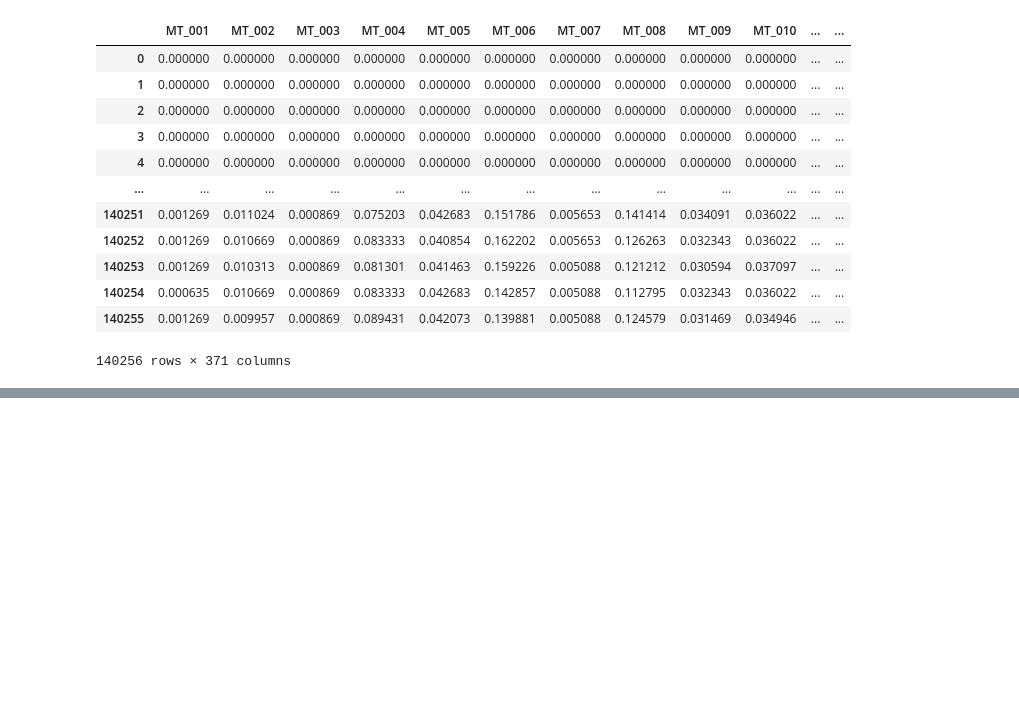
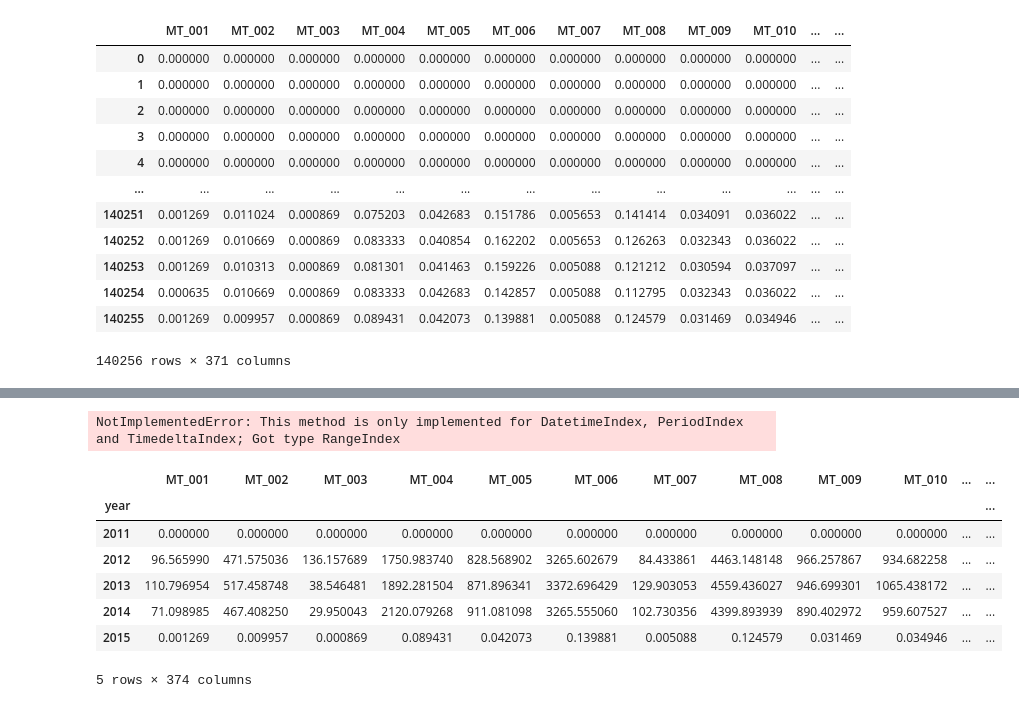
Before and after one commit to Vapss/Analisis-de-series-de-tiempo, a Jupyter notebook: Practica 1/Practica1-Real.ipynb, the cells around one changed output, grey strips where cells are left out. Cells and saved outputs as stored; diff of their text form; code cells hidden in the pictures; blank space fills up the shorter version.

```diff
--- a/Practica 1/Practica1-Real.ipynb
+++ b/Practica 1/Practica1-Real.ipynb
@@ -29,7 +29,7 @@ with zipfile.ZipFile('LD2011_2014.txt.zip', 'r') as zip_ref:
 # %% [markdown]
 ## Creamos el dataframe con pandas
 # %%
-dataset = pd.read_table("Practica 1\LD2011_2014.txt", sep =";")
+dataset = pd.read_table("LD2011_2014.txt", sep =";")
 # %% [markdown]
 ## Revisamos el dataset
 # %%
@@ -125,3 +125,25 @@ data
 | 140254 | 0.000635 | 0.010669 | 0.000869 | 0.083333 | 0.042683 | 0.142857 | 0.005088 | 0.112795 | 0.032343 | 0.036022 | ... | ... |
 | 140255 | 0.001269 | 0.009957 | 0.000869 | 0.089431 | 0.042073 | 0.139881 | 0.005088 | 0.124579 | 0.031469 | 0.034946 | ... | ... |
 140256 rows × 371 columns
+# %%
+# Función para extraer el mes, la fecha, el día de la semana y la hora de la columna de tiempo + inserta el año
+
+def get_year_from_time(x):
+    time_date = dt.strptime(x, "%Y-%m-%d %H:%M:%S")
+    return time_date.year
+
+def get_month_from_time(x):
+    time_date = dt.strptime(x, "%Y-%m-%d %H:%M:%S")
+    return time_date.month
+
+def get_day_from_time(x):
+    time_date = dt.strptime(x, "%Y-%m-%d %H:%M:%S")
+    return time_date.day
+
+def get_weekday_from_time(x):
+    time_date = dt.strptime(x, "%Y-%m-%d %H:%M:%S")
+    return time_date.weekday()
+
+def get_hour_from_time(x):
+    time_date = dt.strptime(x, "%Y-%m-%d %H:%M:%S")
+    return time_date.hour
@@ -127,0 +185,20 @@ data
+# %%
+# Resumen por horas
+data2 = pd.DataFrame([0], index = [data.index.shift()[0]])
+#data2.append(data).groupby(pd.Grouper(freq = "1H")).aggregate(np.sum)[1:]
+# %% [output]
+NotImplementedError: This method is only implemented for DatetimeIndex, PeriodIndex and TimedeltaIndex; Got type RangeIndex
+# %%
+# Calcule el total para cada año y determine la fecha de inicio de los datos
+
+data_groupby = data.groupby("year").sum()
+data_groupby
+# %% [output]
+|  | MT_001 | MT_002 | MT_003 | MT_004 | MT_005 | MT_006 | MT_007 | MT_008 | MT_009 | MT_010 | ... | ... |
+| year |  |  |  |  |  |  |  |  |  |  |  | ... |
+| 2011 | 0.000000 | 0.000000 | 0.000000 | 0.000000 | 0.000000 | 0.000000 | 0.000000 | 0.000000 | 0.000000 | 0.000000 | ... | ... |
+| 2012 | 96.565990 | 471.575036 | 136.157689 | 1750.983740 | 828.568902 | 3265.602679 | 84.433861 | 4463.148148 | 966.257867 | 934.682258 | ... | ... |
+| 2013 | 110.796954 | 517.458748 | 38.546481 | 1892.281504 | 871.896341 | 3372.696429 | 129.903053 | 4559.436027 | 946.699301 | 1065.438172 | ... | ... |
+| 2014 | 71.098985 | 467.408250 | 29.950043 | 2120.079268 | 911.081098 | 3265.555060 | 102.730356 | 4399.893939 | 890.402972 | 959.607527 | ... | ... |
+| 2015 | 0.001269 | 0.009957 | 0.000869 | 0.089431 | 0.042073 | 0.139881 | 0.005088 | 0.124579 | 0.031469 | 0.034946 | ... | ... |
+5 rows × 374 columns
```
Also changed, not shown: parts of 8 cells of this notebook, 1 other file.
